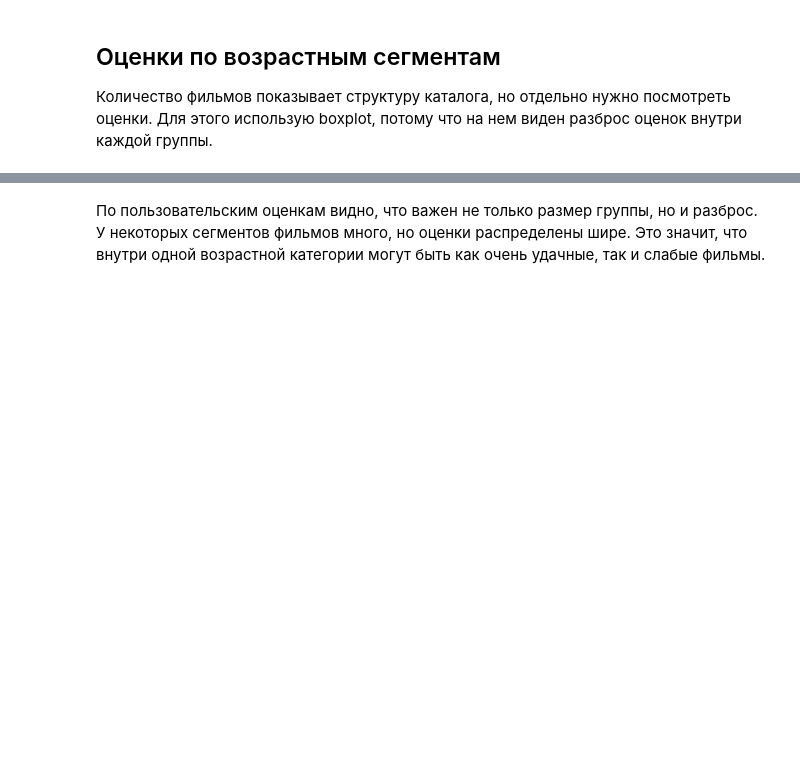
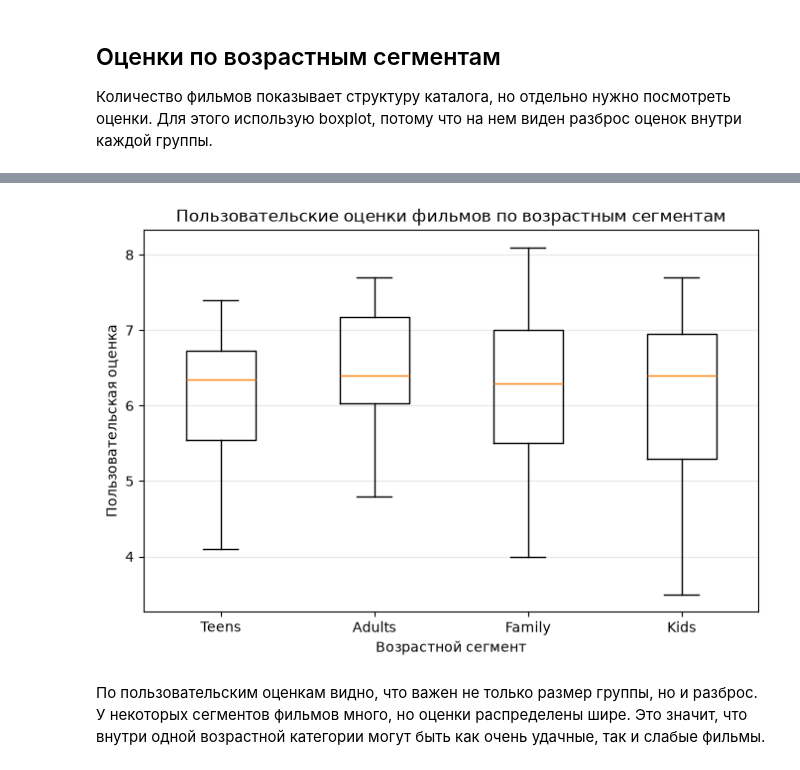
Before and after one commit to dtamendarov/MDS-EDA_Netflix, a Jupyter notebook: 04. Анализ фильмов (Данил).ipynb, the cells around one changed output, grey strips where cells are left out. Saved outputs shown, nothing was run; the diff lists cells and outputs as text; code cells hidden in the pictures; blank space fills up the shorter version.

```diff
--- a/04. Анализ фильмов (Данил).ipynb
+++ b/04. Анализ фильмов (Данил).ipynb
@@ -227,3 +227,22 @@ plt.show()
+# %%
+ratings_for_boxplot = []
+labels = []
+
+for segment in df_movies['audience_segment_cat'].dropna().unique():
+    segment_ratings = df_movies.loc[df_movies['audience_segment_cat'] == segment, 'imdbRating'].dropna()
+    if len(segment_ratings) > 0:
+        ratings_for_boxplot.append(segment_ratings)
+        labels.append(segment)
+
+plt.figure(figsize=(8, 5))
+plt.boxplot(ratings_for_boxplot, tick_labels=labels)
+plt.title('Пользовательские оценки фильмов по возрастным сегментам')
+plt.xlabel('Возрастной сегмент')
+plt.ylabel('Пользовательская оценка')
+plt.grid(axis='y', alpha=0.3)
+plt.show()
+# %% [output]
+[figure, added]
 # %% [markdown]
 По пользовательским оценкам видно, что важен не только размер группы, но и разброс. У некоторых сегментов фильмов много, но оценки распределены шире. Это значит, что внутри одной возрастной категории могут быть как очень удачные, так и слабые фильмы.
 # %% [markdown]
```
Also changed, not shown: parts of 5 cells of this notebook.
